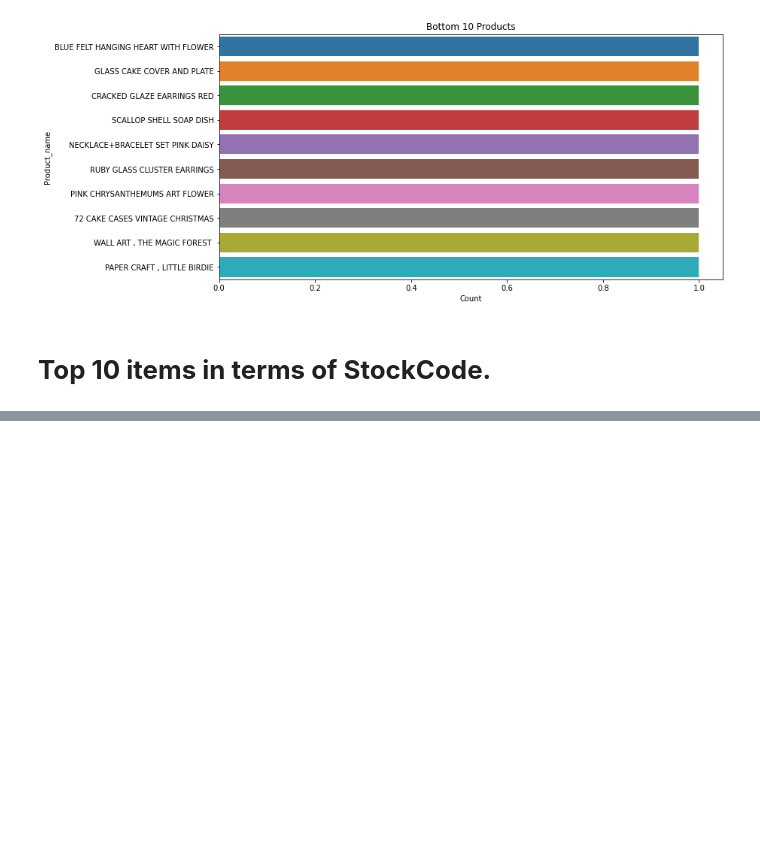
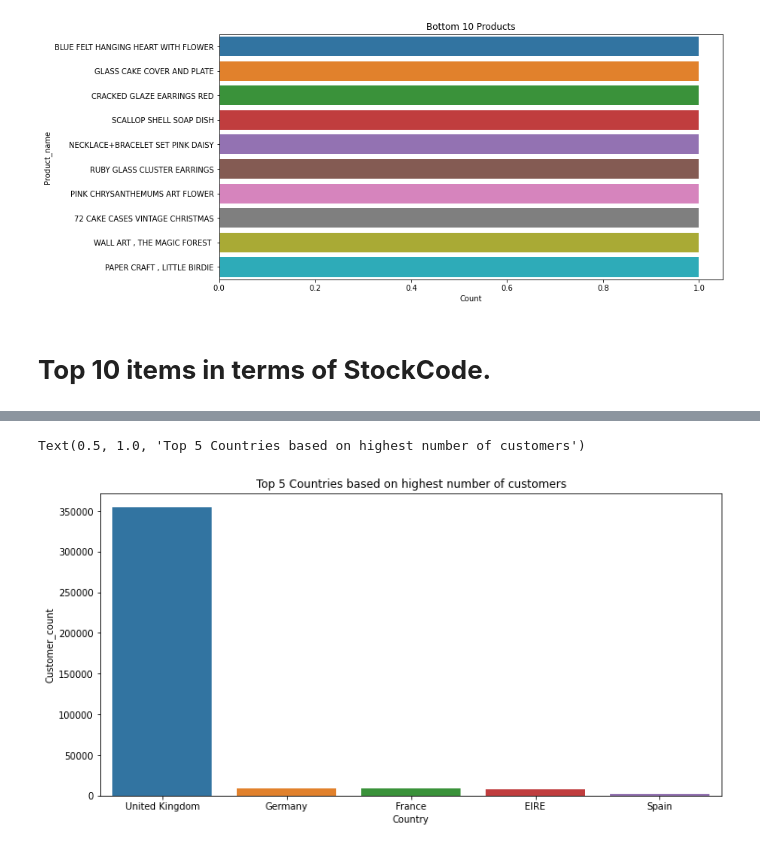
Before and after one commit to vimal9910/Fourth_capstone_project_Customer_Segmentation, a Jupyter notebook: Online_Retail_Customer_Segmentation_Capstone_Projec.ipynb, the cells around one changed output, grey strips where cells are left out. Drawn from its saved outputs; the diff is of its cells as text; code cells hidden in the pictures; blank space fills up the shorter version.

```diff
--- a/Online_Retail_Customer_Segmentation_Capstone_Projec.ipynb
+++ b/Online_Retail_Customer_Segmentation_Capstone_Projec.ipynb
@@ -322,0 +357,3 @@ KeyError: ignored
+# %%
+top_5_countries=retail_df['Country'].value_counts().reset_index().rename(columns={'index':'Country','Country':'Customer_count'})
+top_5_countries
@@ -322,0 +378,8 @@ KeyError: ignored
+# %%
+# top 5 countries where max sell happens.
+plt.figure(figsize=(12,6))
+sns.barplot(x=top_5_countries['Country'].head(),y=top_5_countries['Customer_count'].head())
+plt.title('Top 5 Countries based on highest number of customers')
+# %% [output]
+Text(0.5, 1.0, 'Top 5 Countries based on highest number of customers')
+[figure, added]
```
Also changed, not shown: parts of 46 cells of this notebook.
